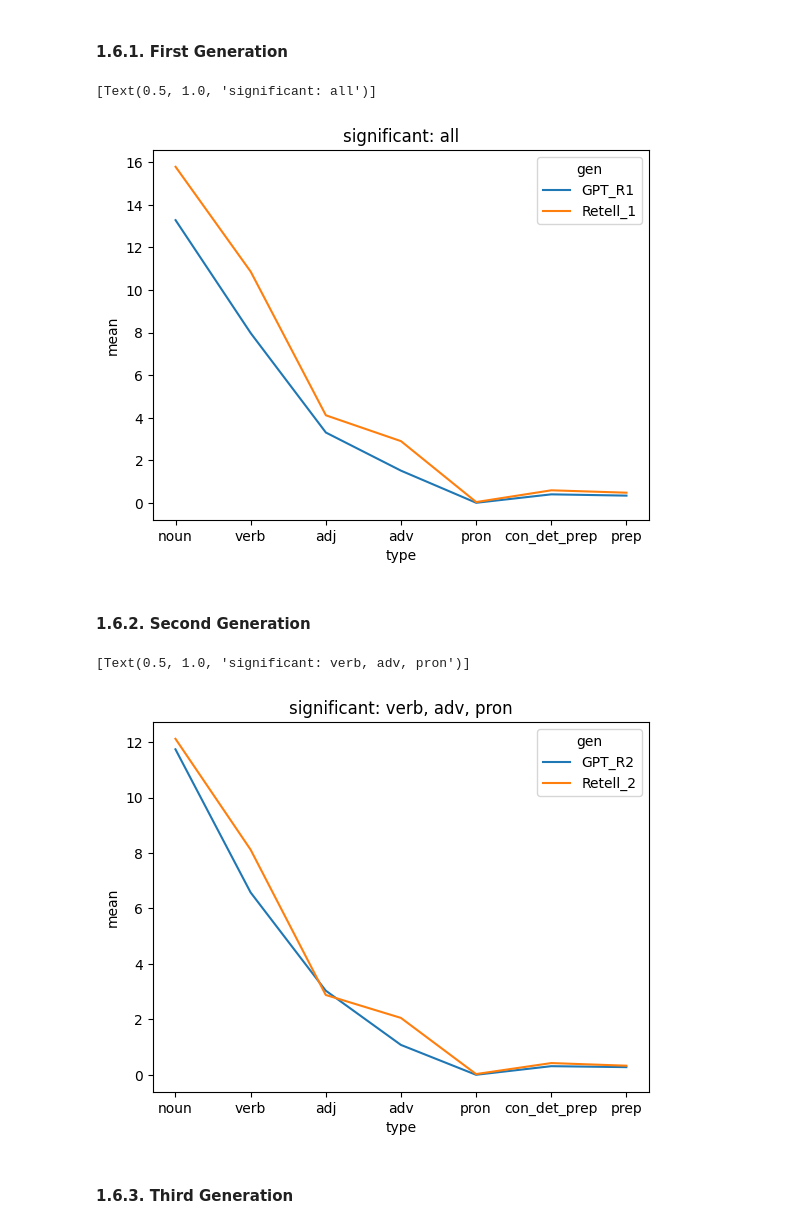
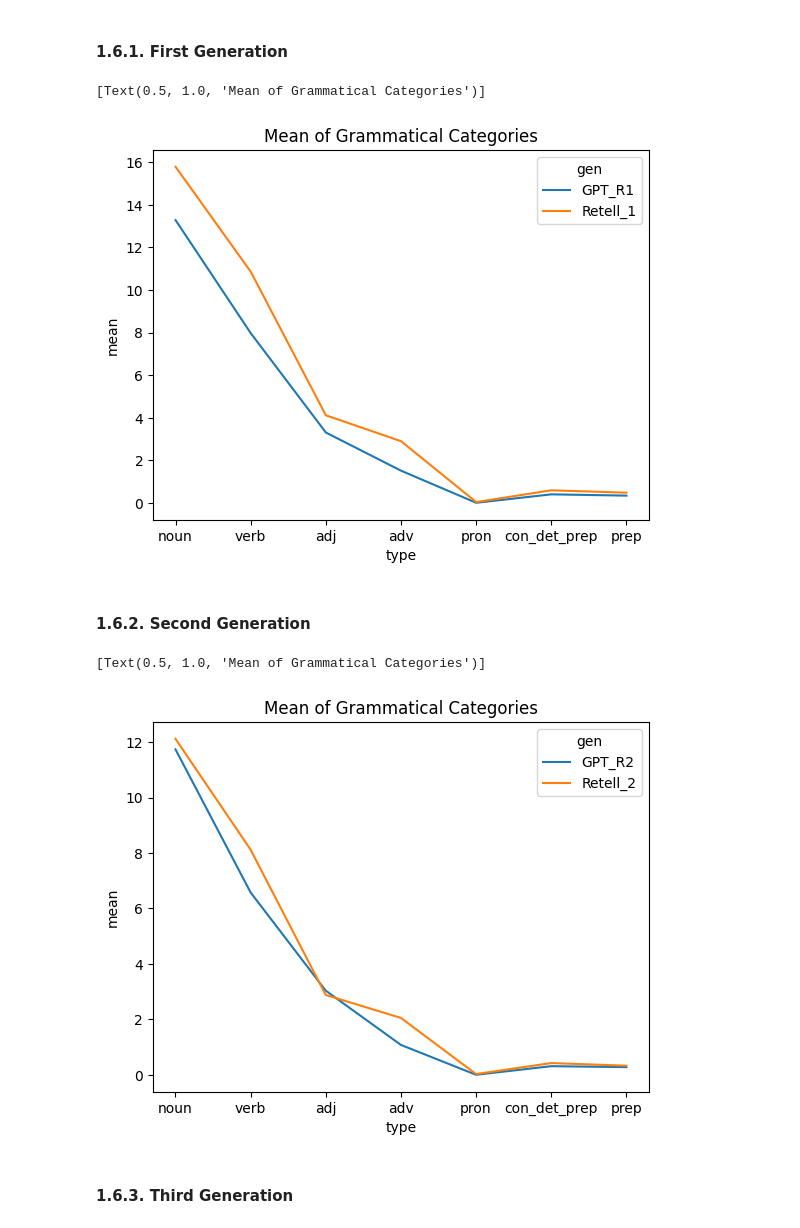
Before and after one commit to egeotenen/GPT-Retelling, a Jupyter notebook: Part_of_speech_tagging-nostopwords.ipynb, the cells around one changed output. Drawn from its saved outputs; the diff is of its cells as text; code cells hidden in the pictures.

```diff
--- a/Part_of_speech_tagging-nostopwords.ipynb
+++ b/Part_of_speech_tagging-nostopwords.ipynb
@@ -419,19 +314,19 @@ count_means['type']= ['noun','verb','adj','adv','pron','con_det_prep','prep','no
 # %%
 first_gen = count_means.loc[count_means['gen'].isin(['GPT_R1', 'Retell_1'])]
 
-sns.lineplot(data=first_gen, x="type", y="mean", hue="gen").set(title='significant: all')
+sns.lineplot(data=first_gen, x="type", y="mean", hue="gen").set(title='Mean of Grammatical Categories')
 # %% [output]
-[Text(0.5, 1.0, 'significant: all')]
+[Text(0.5, 1.0, 'Mean of Grammatical Categories')]
-[figure, old version]
+[figure, new version]
 # %% [markdown]
 #### 1.6.2. Second Generation
 # %%
 second_gen = count_means.loc[count_means['gen'].isin(['GPT_R2', 'Retell_2'])]
 
-sns.lineplot(data=second_gen, x="type", y="mean", hue="gen").set(title='significant: verb, adv, pron')
+sns.lineplot(data=second_gen, x="type", y="mean", hue="gen").set(title='Mean of Grammatical Categories')
 # %% [output]
-[Text(0.5, 1.0, 'significant: verb, adv, pron')]
+[Text(0.5, 1.0, 'Mean of Grammatical Categories')]
-[figure, old version]
+[figure, new version]
 # %% [markdown]
 #### 1.6.3. Third Generation
 # %%
```
Also changed, not shown: parts of 33 cells of this notebook, 7 other files.
